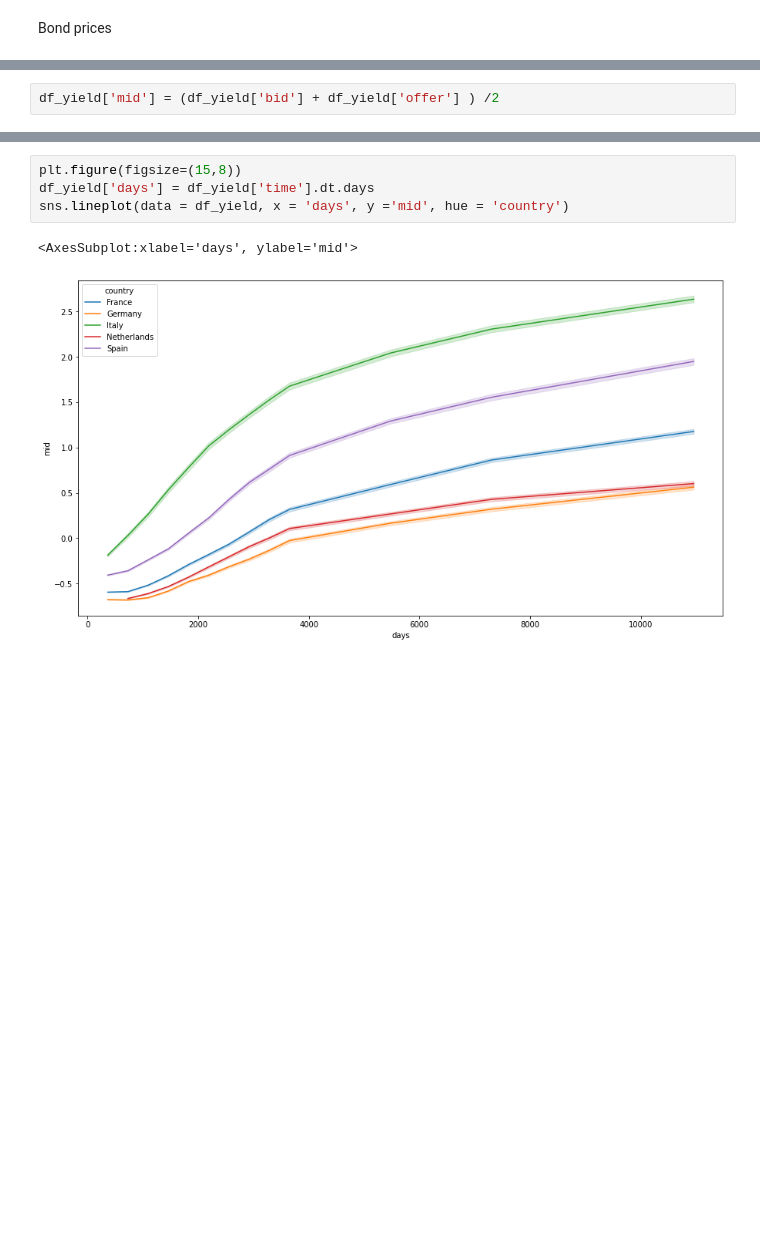
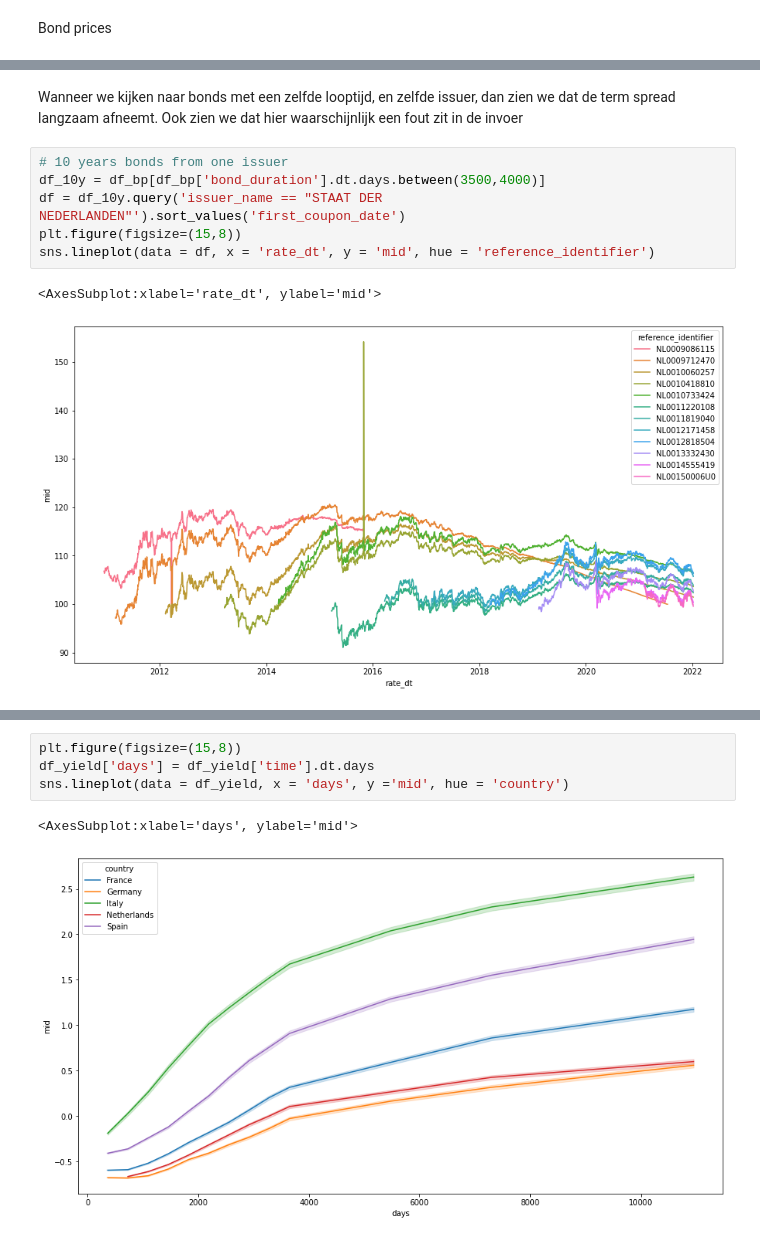
Before and after one commit to Merijn68/BondTrading, a Jupyter notebook: notebooks/03_data_exploratie.ipynb, the cells around one changed output, grey strips where cells are left out. Saved outputs shown, nothing was run; the diff lists cells and outputs as text; blank space fills up the shorter version.

```diff
--- a/notebooks/03_data_exploratie.ipynb
+++ b/notebooks/03_data_exploratie.ipynb
@@ -117,2 +100,11 @@ sns.lineplot(data = df_y, x = 'rate_dt', y = 'mid', color = 'black', ax=ax2)
-# %%
-df_yield['mid'] = (df_yield['bid'] + df_yield['offer'] ) /2
+# %% [markdown]
+Wanneer we kijken naar bonds met een zelfde looptijd, en zelfde issuer, dan zien we dat de term spread langzaam afneemt. Ook zien we dat hier waarschijnlijk een fout zit in de invoer
+# %%
+# 10 years bonds from one issuer
+df_10y = df_bp[df_bp['bond_duration'].dt.days.between(3500,4000)]
+df = df_10y.query('issuer_name == "STAAT DER NEDERLANDEN"').sort_values('first_coupon_date')
+plt.figure(figsize=(15,8))
+sns.lineplot(data = df, x = 'rate_dt', y = 'mid', hue = 'reference_identifier')
+# %% [output]
+<AxesSubplot:xlabel='rate_dt', ylabel='mid'>
+[figure, added]
```
Also changed, not shown: parts of 22 cells of this notebook, 13 other files.
